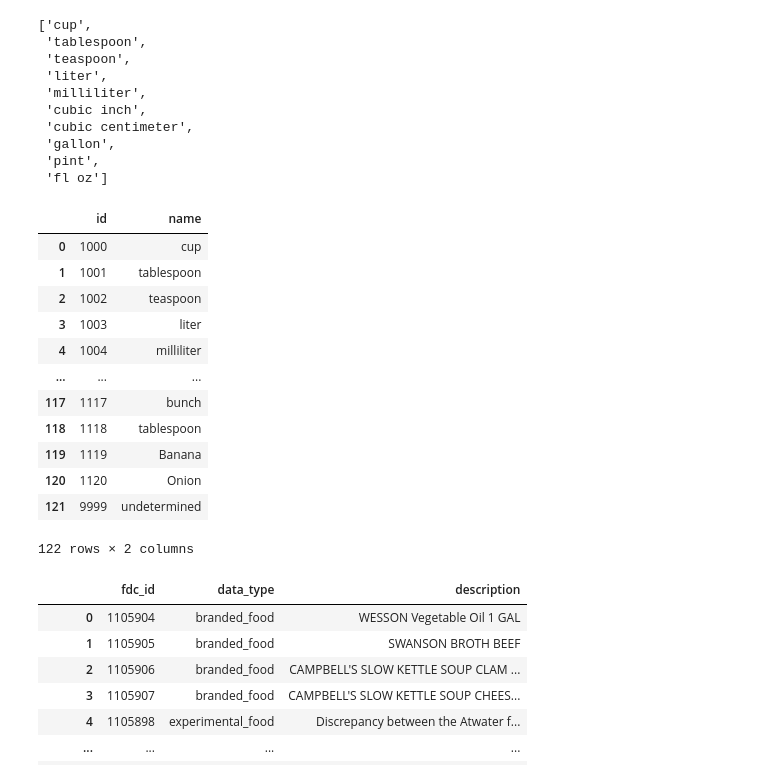
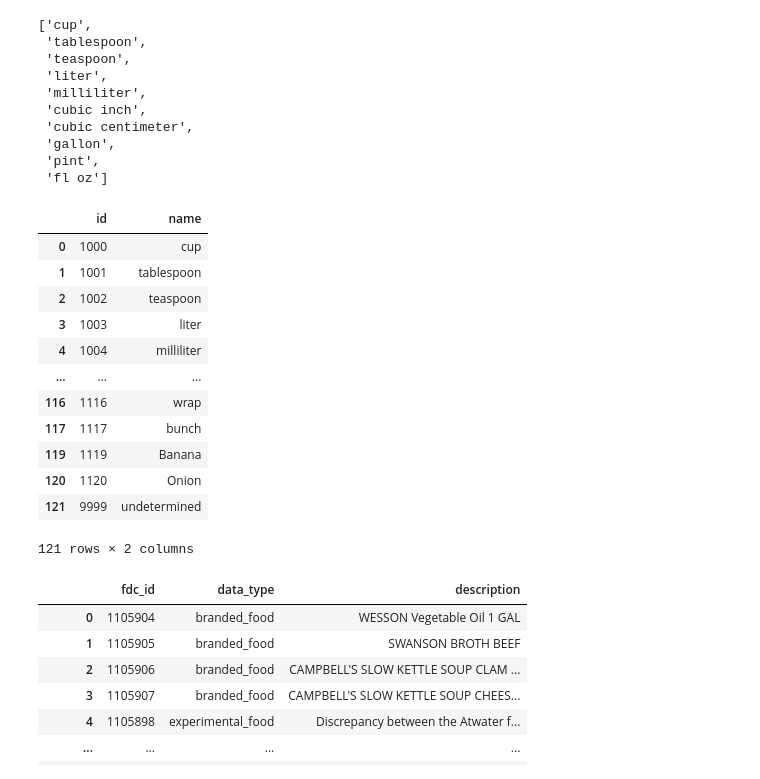
Before and after one commit to danzou56/food-data, a Jupyter notebook: scratch.ipynb, the cells around one changed output. Drawn from its saved outputs; the diff is of its cells as text; code cells hidden in the pictures.

```diff
--- a/scratch.ipynb
+++ b/scratch.ipynb
@@ -2,6 +2,3 @@
 import os
 import numpy as np
 import pandas as pd
-
-FOOD_DATA_VERSION = "2021-10-28"
-DATA_PATH = os.path.join("data", FOOD_DATA_VERSION)
@@ -72,23 +71,22 @@ VOLUME_UNITS
  'pint',
  'fl oz']
 # %%
-units_df = pd.read_csv(os.path.join(DATA_PATH, "measure_unit.csv"), dtype="string")
-units_df.loc[units_df["name"] == "Tablespoons", "name"] = "tablespoon"
+units_df = pd.read_csv(os.path.join(DATA_PATH, "measure_unit.csv"), dtype="string").drop(index=units_df.loc[units_df["name"] == "Tablespoons"].index)
 units_df
 # %% [output]
 |  | id | name |
 | 0 | 1000 | cup |
 | 1 | 1001 | tablespoon |
 | 2 | 1002 | teaspoon |
 | 3 | 1003 | liter |
 | 4 | 1004 | milliliter |
 | ... | ... | ... |
+| 116 | 1116 | wrap |
 | 117 | 1117 | bunch |
-| 118 | 1118 | tablespoon |
 | 119 | 1119 | Banana |
 | 120 | 1120 | Onion |
 | 121 | 9999 | undetermined |
-122 rows × 2 columns
+121 rows × 2 columns
 # %%
 food_df = pd.read_csv(os.path.join(DATA_PATH, "food.csv"), dtype="string").drop(columns=["food_category_id", "publication_date"])
 food_df
```
Also changed, not shown: parts of 16 cells of this notebook.
